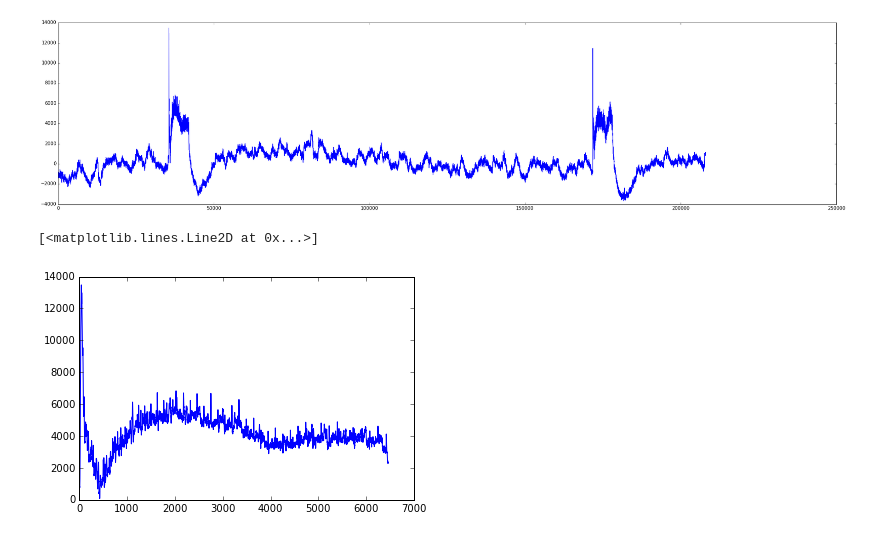
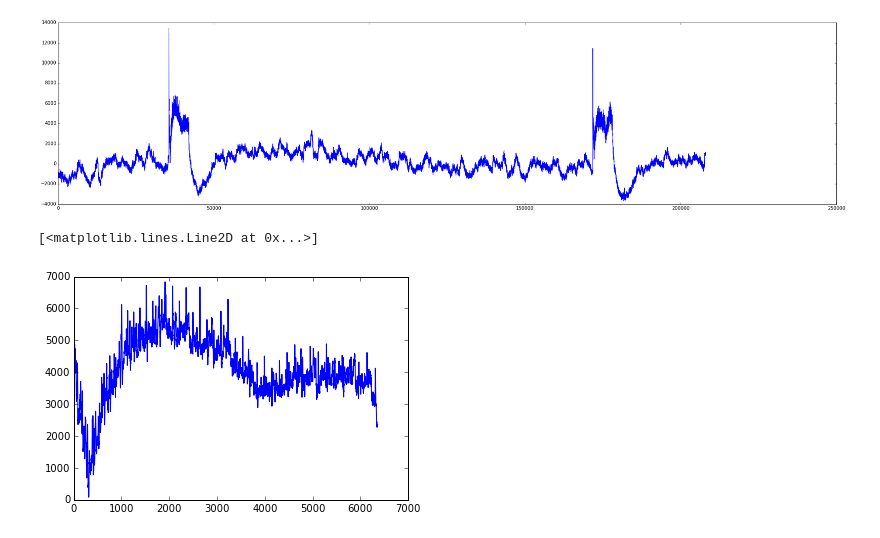
Before and after one commit to ktakagaki/kt-2015-DSPHandsOn, a Jupyter notebook: MedianFilter/Python/07. Real Data/Real data median filter.ipynb, the cells around one changed output. Drawn from its saved outputs; the diff is of its cells as text; code cells hidden in the pictures.

```diff
--- a/MedianFilter/Python/07. Real Data/Real data median filter.ipynb
+++ b/MedianFilter/Python/07. Real Data/Real data median filter.ipynb
@@ -42,9 +42,9 @@ plt.plot(csc)
 [<matplotlib.lines.Line2D at 0x...>]
 [figure]
 # %%
-plt.plot(csc[35540:42000])
+plt.plot(csc[35650:42000])
 # %% [output]
 [<matplotlib.lines.Line2D at 0x...>]
-[figure, old version]
+[figure, new version]
 # %%
 # Testing the median filter with some different window lengths.
```
Also changed, not shown: parts of 7 cells of this notebook, 2 other files.
